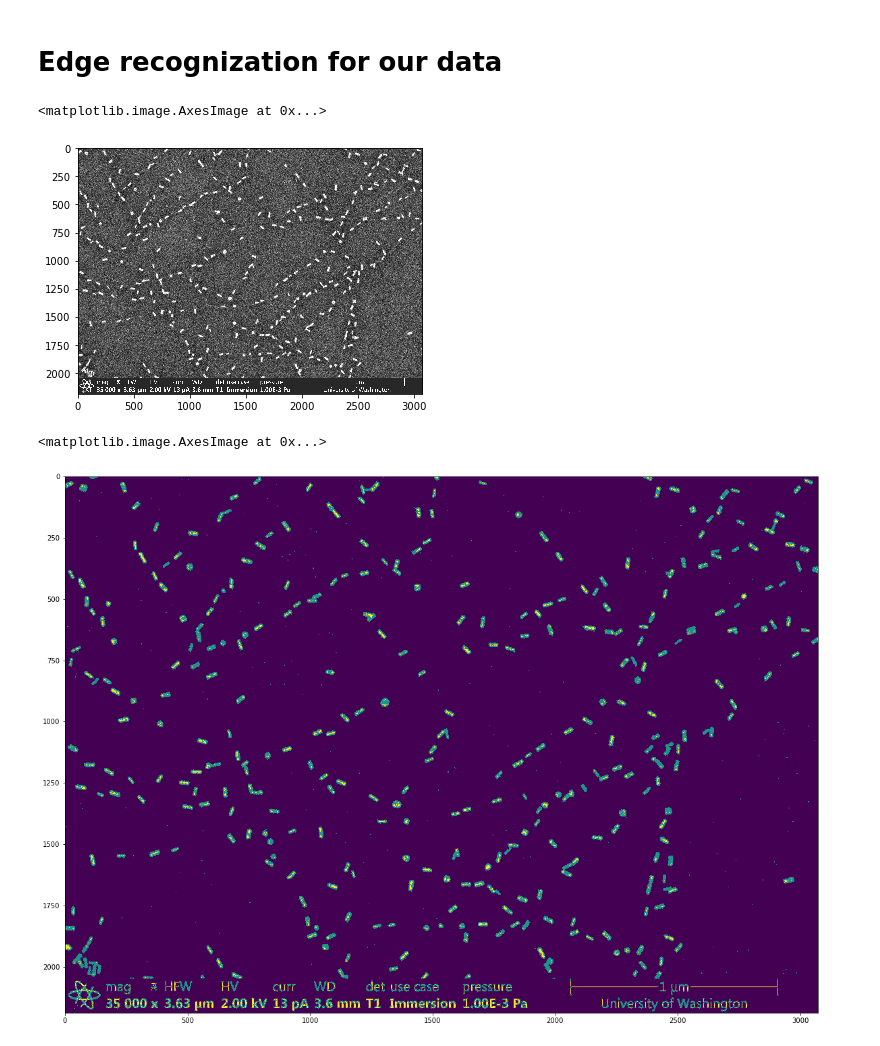
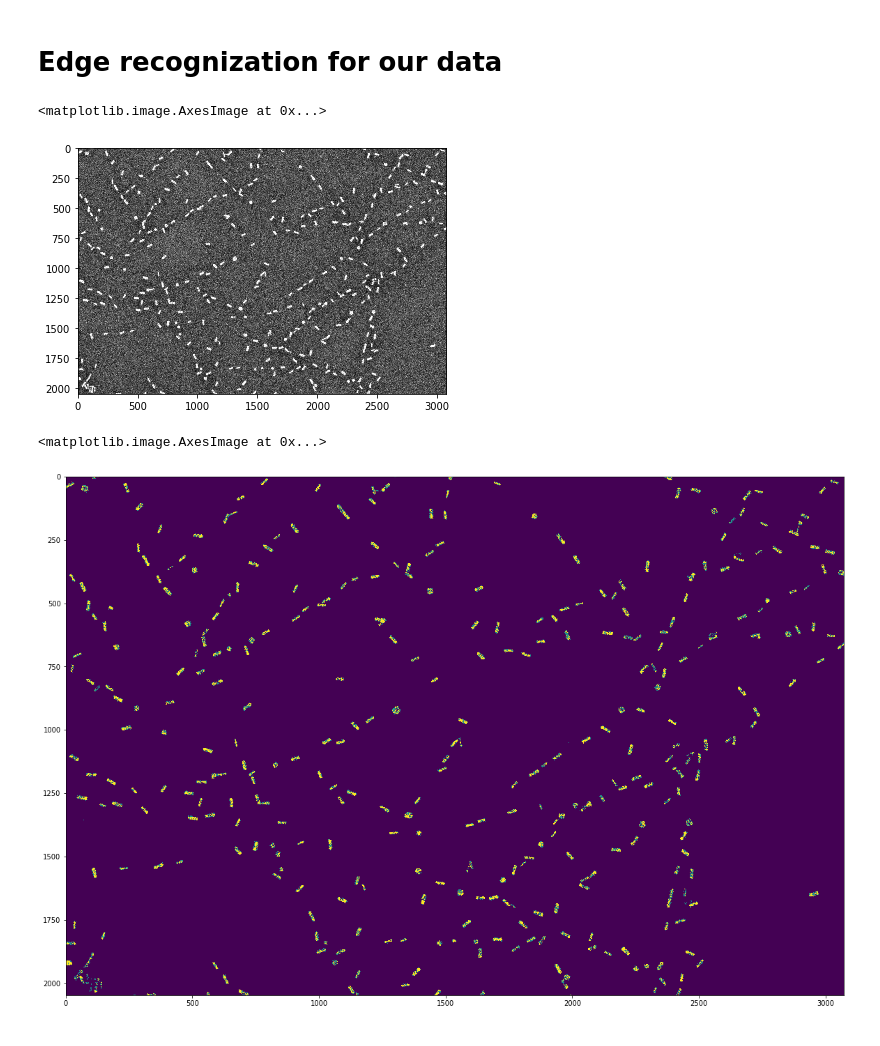
Before and after one commit to yamanmy/partycool, a Jupyter notebook: trail/Shape_detection.ipynb, the cells around one changed output. Saved outputs shown, nothing was run; the diff lists cells and outputs as text; code cells hidden in the pictures.

```diff
--- a/trail/Shape_detection.ipynb
+++ b/trail/Shape_detection.ipynb
@@ -45,20 +47,51 @@ img = cv2.imread("example_images/sem_1.jpg", cv2.IMREAD_GRAYSCALE)
 _, threshold = cv2.threshold(img, 240, 255, cv2.THRESH_BINARY)
 contours, _=cv2.findContours(threshold, cv2.RETR_TREE, cv2.CHAIN_APPROX_SIMPLE)
+# %%
+image = img
+image = gaussian_filter(image, 1)
+
+seed = np.copy(image)
+seed[1:-1, 1:-1] = image.min()
+mask = image
+
+dilated = reconstruction(seed, mask, method='dilation')
+# %%
+img = image - dilated
+# %%
+def boundary_detection(img, thres = 20):
+    '''
+    thres: threshold to distinguish the scale bar background with particle background by grey scale
+    for now only work for SEM img, needs update if apply to different imgs
+    scan from upper to bottom, also needs update if need scan from left to right
+    '''
+    mode_list = []
+    for line in range(len(img)):
+        mode = stats.mode(img[line])
+        mode_list.append(int(mode[0]))
+
+        if line >= 1:
+            mode_mean = mean(mode_list)
+            if mode_mean - int(mode[0]) >= thres:
+                boundary = line
+                break
+
+    return boundary
+# %%
+bound = boundary_detection(dilated)
+img_c = img[:bound,:]
+#blur = cv2.GaussianBlur(img_c,(5,5),0)
 # %%
-io.imshow(img)
+io.imshow(img_c)
 # %% [output]
 <matplotlib.image.AxesImage at 0x...>
-[figure, old version]
+[figure, new version]
 # %%
-imgray = cv2.imread("example_images/sem_1.jpg", cv2.IMREAD_GRAYSCALE)
-#imgray = cv2.cvtColor(im,cv2.COLOR_BGR2GRAY)
-# Contoured image
-ret,thresh = cv2.threshold(imgray, 200,255,cv2.THRESH_BINARY)
+ret,thresh = cv2.threshold(img_c, 220, 255,cv2.THRESH_BINARY)
 contours = cv2.findContours(thresh,cv2.RETR_TREE,cv2.CHAIN_APPROX_SIMPLE)[-2]
 for contour in contours:
-    cv2.drawContours(thresh, contour, -1, (130, 0, 0), 3)
+    cv2.drawContours(thresh, contour, -1, (130, 0, 0), 1)
 plt.figure(figsize=(20,16))
 plt.imshow(thresh)
 # %% [output]
 <matplotlib.image.AxesImage at 0x...>
-[figure, old version]
+[figure, new version]
```
Also changed, not shown: parts of 4 cells of this notebook, 1 other file.
